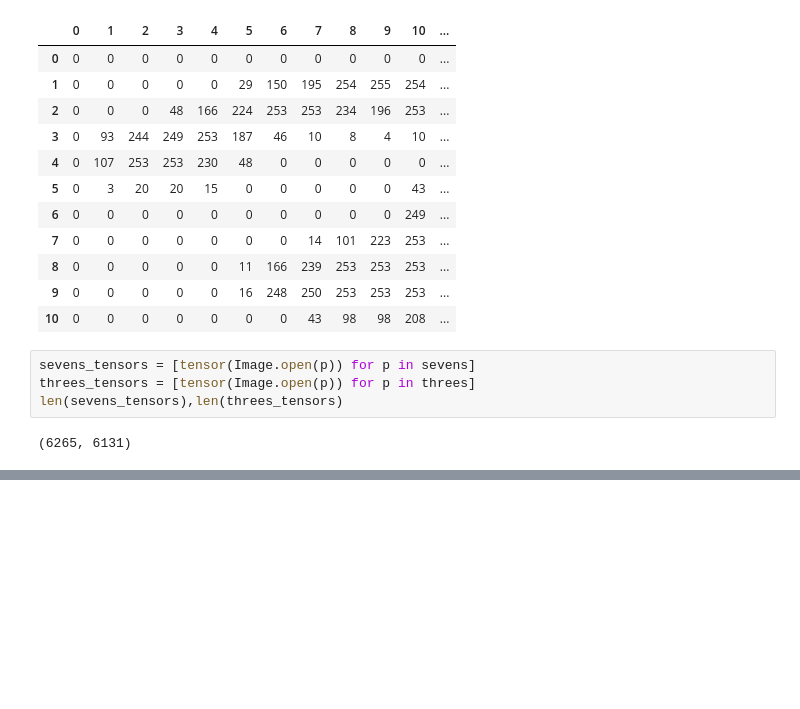
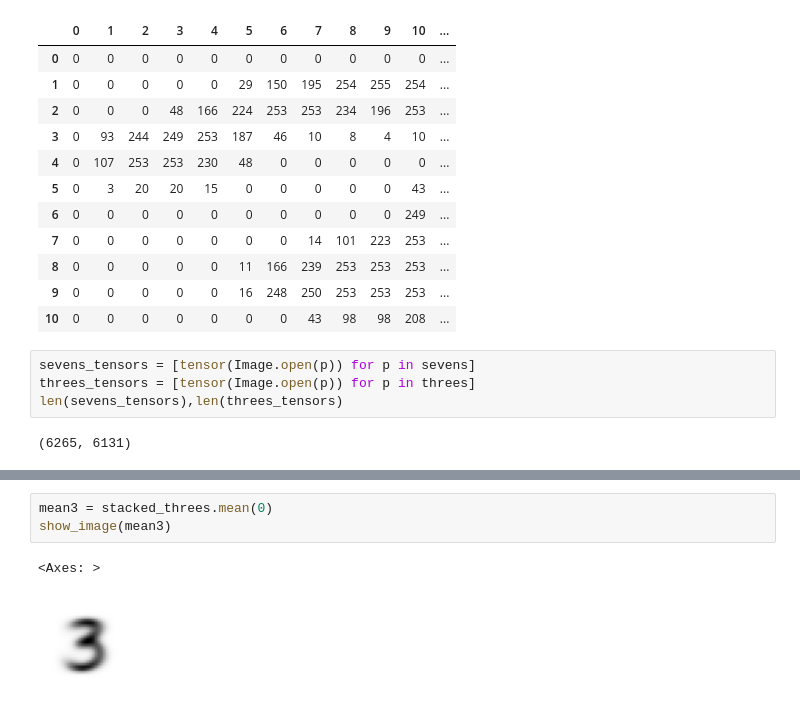
Before and after one commit to CodeWithOz/fastai-deep-learn-coders, a Jupyter notebook: ch_04_mnist.ipynb, the cells around one changed output, grey strips where cells are left out. Saved outputs shown, nothing was run; the diff lists cells and outputs as text; blank space fills up the shorter version.

```diff
--- a/ch_04_mnist.ipynb
+++ b/ch_04_mnist.ipynb
@@ -89,0 +105,6 @@ len(sevens_tensors),len(threes_tensors)
+# %%
+mean3 = stacked_threes.mean(0)
+show_image(mean3)
+# %% [output]
+<Axes: >
+[figure, added]
```
Also changed, not shown: parts of 24 cells of this notebook.
